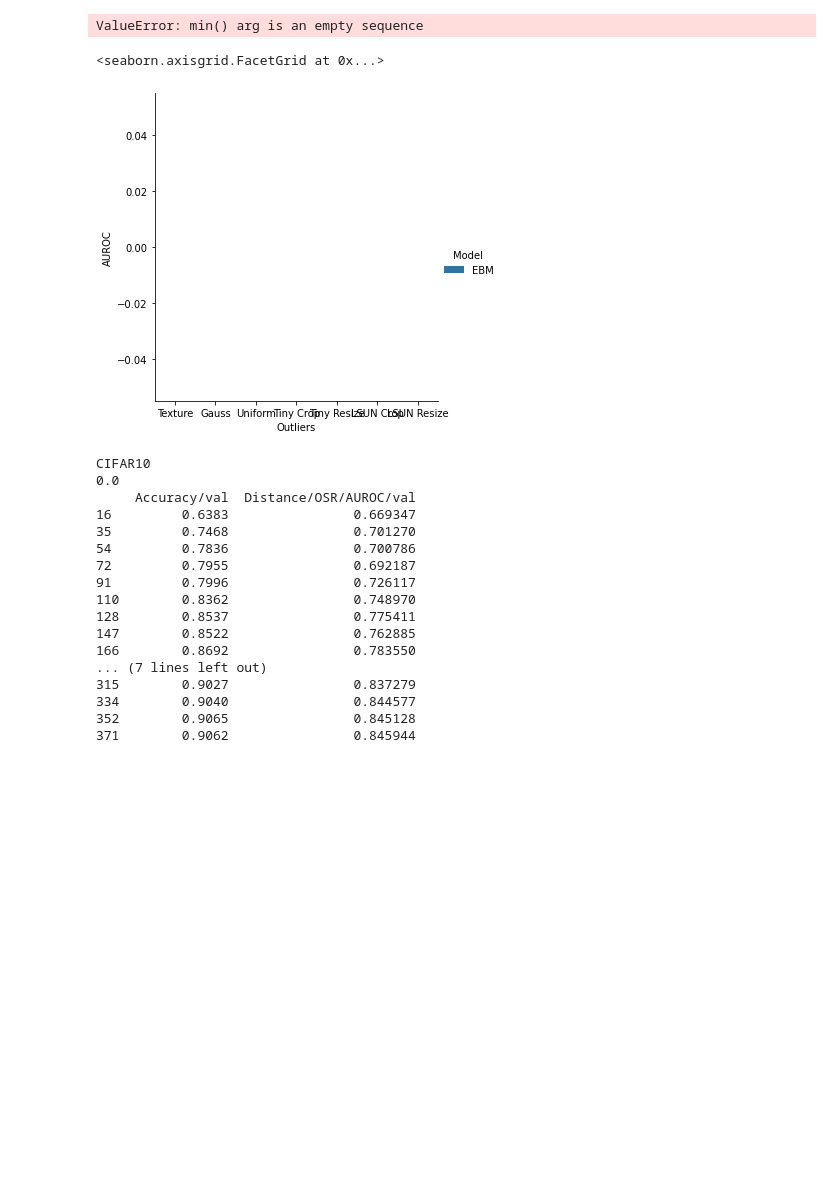
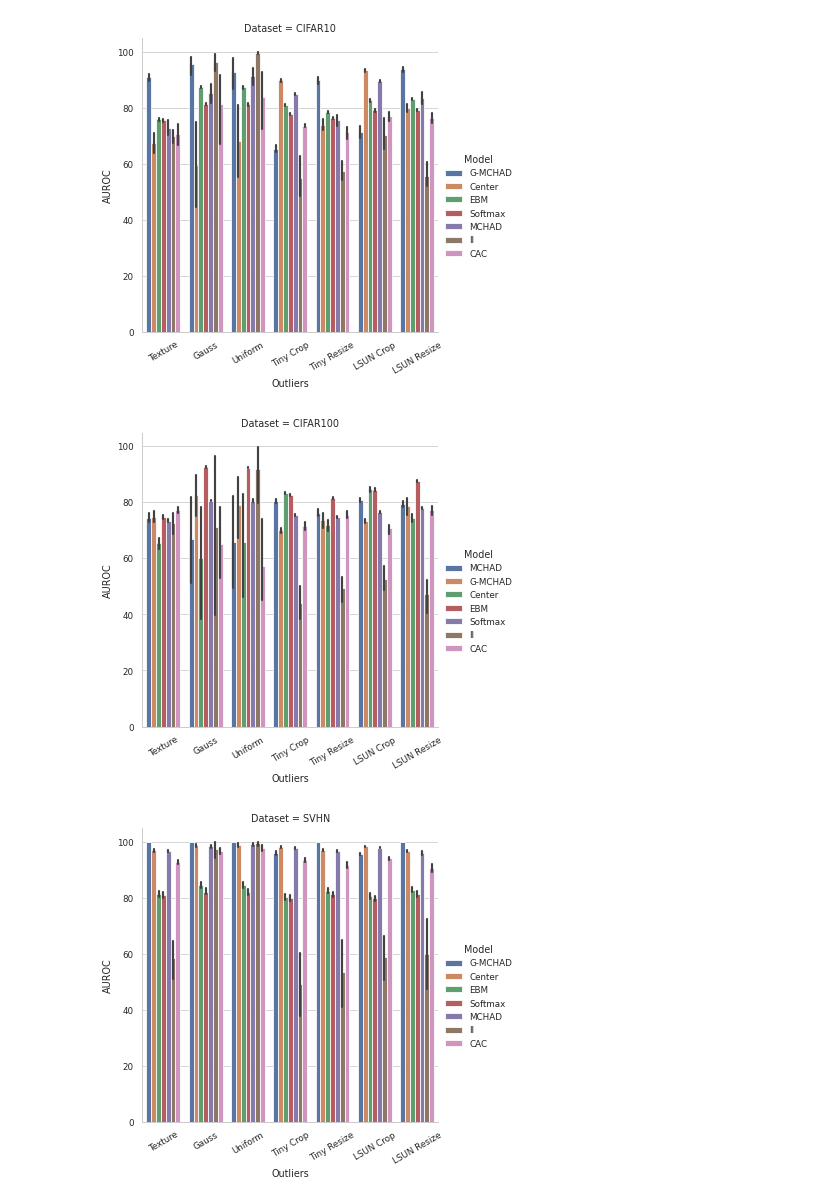
Before and after one commit to kkirchheim/mchad, a Jupyter notebook: notebooks/eval.ipynb, the cells around one changed output. Drawn from its saved outputs; the diff is of its cells as text; code cells hidden in the pictures; blank space fills up the shorter version.

```diff
--- a/notebooks/eval.ipynb
+++ b/notebooks/eval.ipynb
@@ -311,6 +174,7 @@ train_dataset_map = {
     "src.datamodules.SVHNDataModule": "SVHN",
     "src.datamodules.cifar100_datamodule.CIFAR100DataModule": "CIFAR100",
 }
+
 
 def get_training_set(datamodule):
     target = datamodule["_target_"]
@@ -327,6 +191,7 @@ def get_training_set(datamodule):
 
     return d
 
+
 def load(path):
     local_df = []
 
@@ -335,11 +200,11 @@ def load(path):
     config = OmegaConf.load(join(path, "config.yaml"))
     df["Dataset"] = get_training_set(config["datamodule"])
     df["Outliers"] = df["test_case_name"].apply(dataset_map.get)
-    model =  str(config["model"]["_target_"])
+    model = str(config["model"]["_target_"])
 
     if model == "src.models.CAC":
         df["Model"] = "CAC"
-        df = convert(df, "CAC")
+        df = convert(df, "Distance")
     elif model == "src.models.SoftMax":
         print("EBM")
         df_ebm = df.copy(deep=True)
@@ -412,7 +289,0 @@ SVHN/CAC -> 0.19231544435024261 8
-# %%
-# NOTE: Quick Fix: CAC calculation apparently broken
-cac_idx = df["Model"] == "CAC"
-for key in ["AUROC", "AUPR-IN", "AUPR-OUT", "FPR95"]:
-    print(df[cac_idx][key] )
-    df[key][cac_idx] = 1 - df[key][cac_idx]
-    print(df[cac_idx][key])
@@ -473,7 +317,15 @@ import seaborn as sb
 import matplotlib.pyplot as plt
 
 # fig, ax = plt.subplots(figsize=(10,5))
-g = sb.catplot(data=df.reset_index(), x="Outliers", y="AUROC", hue="Model", orient="v", col="Dataset", kind="bar")
+g = sb.catplot(
+    data=df.reset_index(),
+    x="Outliers",
+    y="AUROC",
+    hue="Model",
+    orient="v",
+    col="Dataset",
+    kind="bar",
+)
 
 # plt.legend(bbox_to_anchor=(1.05, 1), loc='upper left', borderaxespad=0)
 # g.xlabel("Outlier Dataset")
@@ -510,47 +373,20 @@ Dataset & Model &          &      &       &       &         &       &          &
 \bottomrule
 \end{tabular}
 \end{table}
-# %%
-
-# fig, ax = plt.subplots(figsize=(10,5))
-idx = (df.reset_index()["Dataset"] == "CIFAR-10") & (df.reset_index()["Outliers"] != "Texture")
-_ = sb.catplot(data=df.reset_index()[idx], x="Outliers", y="AUROC", hue="Model",  orient="v", col="Dataset", kind="bar")
-plt.xticks(rotation=45)
-# plt.legend(bbox_to_anchor=(1.05, 1), loc='upper left', borderaxespad=0)
-# g.xlabel("Outlier Dataset")
-# g.ylabel("Anomaly Detection AUROC (%)")
-# plt.tight_layout(pad=2.0)
-plt.savefig(f"/home/ki/res.png", dpi=300, bbox_inches='tight')
-# %% [output]
-ValueError: min() arg is an empty sequence
 # %%
-
-sb.catplot(data=df.reset_index(), x="Outliers", y="AUROC", kind="bar", hue="Model")
+for dataset in ["CIFAR10", "CIFAR100", "SVHN"]:
+    g = sb.catplot(
+        data=df.reset_index()[df.reset_index()["Dataset"] == dataset],
+        x="Outliers",
+        y="AUROC",
+        kind="bar",
+        hue="Model",
+        col="Dataset",
+    )
+    g.set_xticklabels(rotation=30)
+    plt.savefig(f"out/single-auroc-{dataset}.png", dpi=300)
+    plt.show()
 # %% [output]
-<seaborn.axisgrid.FacetGrid at 0x...>
-[figure, old version]
+[figure, new version]
+[figure, added]
+[figure, added]
-# %%
-for i in range(10):
-    path_vary_center = f"/home/ki/projects/work/mchad/logs/multiruns/ablation/11/22/21-11:28:39/{i}/"
-    config, df, metrics = load(path)
-    print(config["model"]["weight_center"])
-    print(metrics[["Accuracy/val", "Distance/OSR/AUROC/val"]].dropna())
-    break
-# %% [output]
-CIFAR10
-0.0
-     Accuracy/val  Distance/OSR/AUROC/val
-16         0.6383                0.669347
-35         0.7468                0.701270
-54         0.7836                0.700786
-72         0.7955                0.692187
-91         0.7996                0.726117
-110        0.8362                0.748970
-128        0.8537                0.775411
-147        0.8522                0.762885
-166        0.8692                0.783550
-... (7 lines left out)
-315        0.9027                0.837279
-334        0.9040                0.844577
-352        0.9065                0.845128
-371        0.9062                0.845944
```
Also changed, not shown: parts of 21 cells of this notebook, 35 other files.
